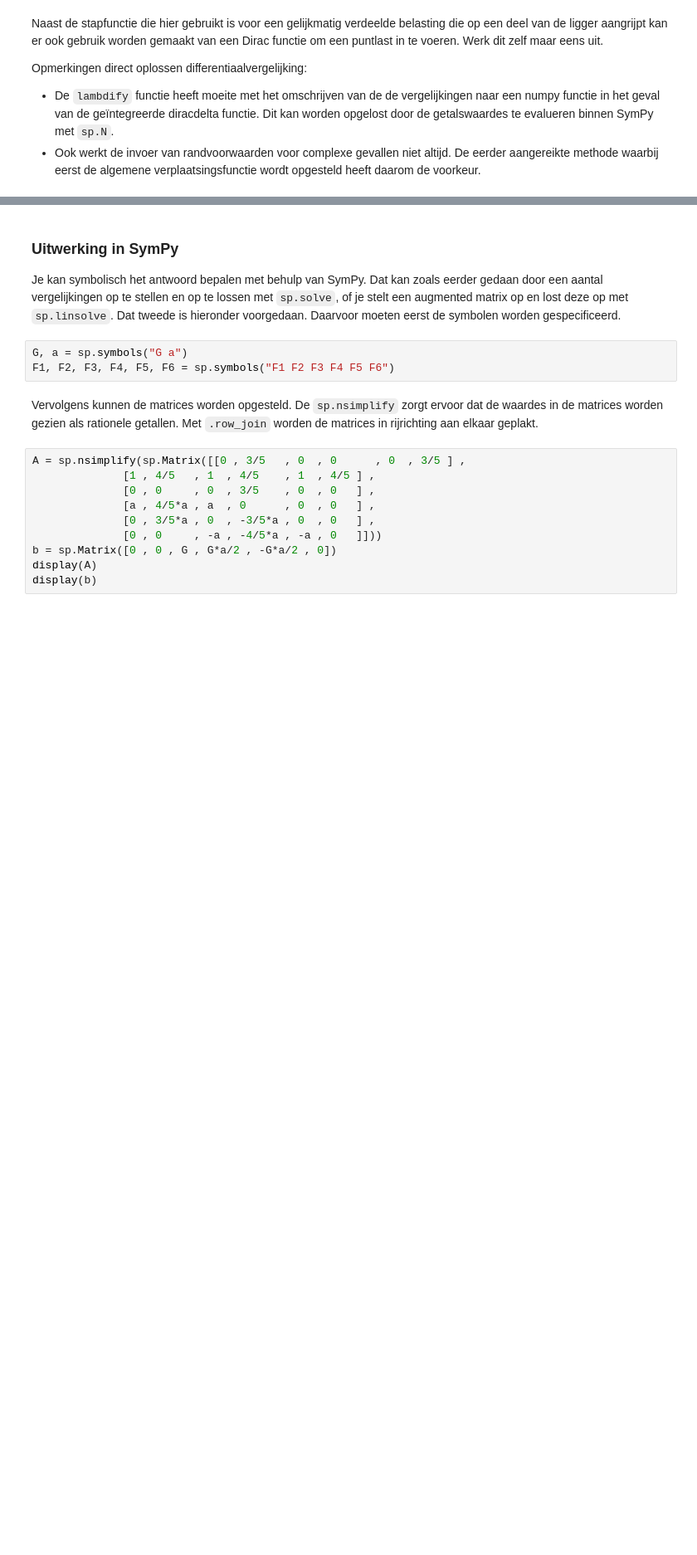
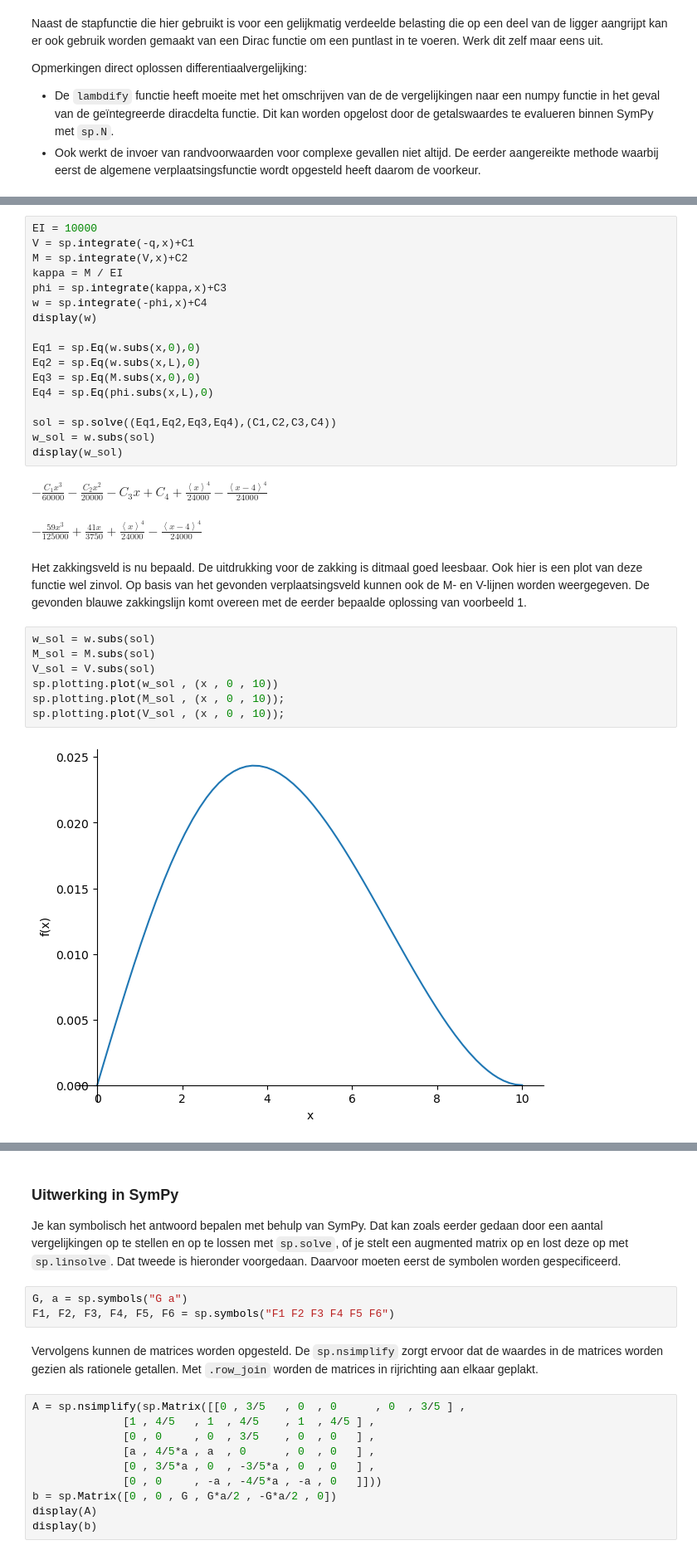
Before and after one commit to TeachBooks/sympy_mechanics, a Jupyter notebook: Instruction/Het gebruik van Python bij ConstructieMechanica.ipynb, the cells around one changed output, grey strips where cells are left out. Shown at 83% size. Drawn from its saved outputs; the diff is of its cells as text; blank space fills up the shorter version.

```diff
--- a/Instruction/Het gebruik van Python bij ConstructieMechanica.ipynb
+++ b/Instruction/Het gebruik van Python bij ConstructieMechanica.ipynb
@@ -451,0 +487,31 @@ Opmerkingen direct oplossen differentiaalvergelijking:
+# %%
+EI = 10000
+V = sp.integrate(-q,x)+C1
+M = sp.integrate(V,x)+C2
+kappa = M / EI
+phi = sp.integrate(kappa,x)+C3
+w = sp.integrate(-phi,x)+C4
+display(w)
+
+Eq1 = sp.Eq(w.subs(x,0),0)
+Eq2 = sp.Eq(w.subs(x,L),0)
+Eq3 = sp.Eq(M.subs(x,0),0)
+Eq4 = sp.Eq(phi.subs(x,L),0)
+
+sol = sp.solve((Eq1,Eq2,Eq3,Eq4),(C1,C2,C3,C4))
+w_sol = w.subs(sol)
+display(w_sol)
+# %% [output]
+$\displaystyle - \frac{C_{1} x^{3}}{60000} - \frac{C_{2} x^{2}}{20000} - C_{3} x + C_{4} + \frac{{\left\langle x \right\rangle}^{4}}{24000} - \frac{{\left\langle x - 4 \right\rangle}^{4}}{24000}$
+$\displaystyle - \frac{59 x^{3}}{125000} + \frac{41 x}{3750} + \frac{{\left\langle x \right\rangle}^{4}}{24000} - \frac{{\left\langle x - 4 \right\rangle}^{4}}{24000}$
+# %% [markdown]
+Het zakkingsveld is nu bepaald. De uitdrukking voor de zakking is ditmaal goed leesbaar. Ook hier is een plot van deze functie wel zinvol. Op basis van het gevonden verplaatsingsveld kunnen ook de M- en V-lijnen worden weergegeven. De gevonden blauwe zakkingslijn komt overeen met de eerder bepaalde oplossing van voorbeeld 1.
+# %%
+w_sol = w.subs(sol)
+M_sol = M.subs(sol)
+V_sol = V.subs(sol)
+sp.plotting.plot(w_sol , (x , 0 , 10))
+sp.plotting.plot(M_sol , (x , 0 , 10));
+sp.plotting.plot(V_sol , (x , 0 , 10));
+# %% [output]
+[figure, added]
```
Also changed, not shown: parts of 7 cells of this notebook, 2 other files.
